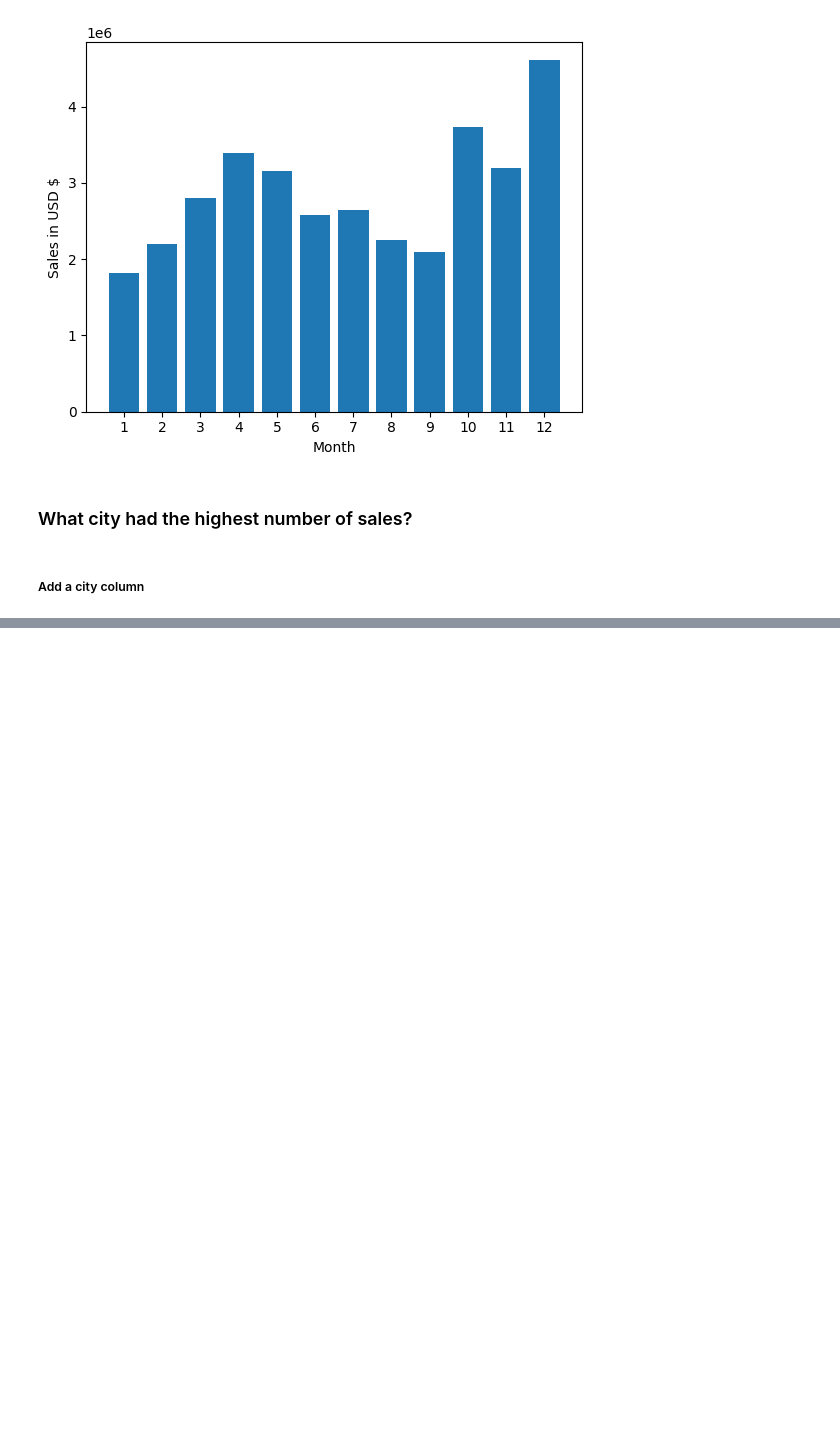
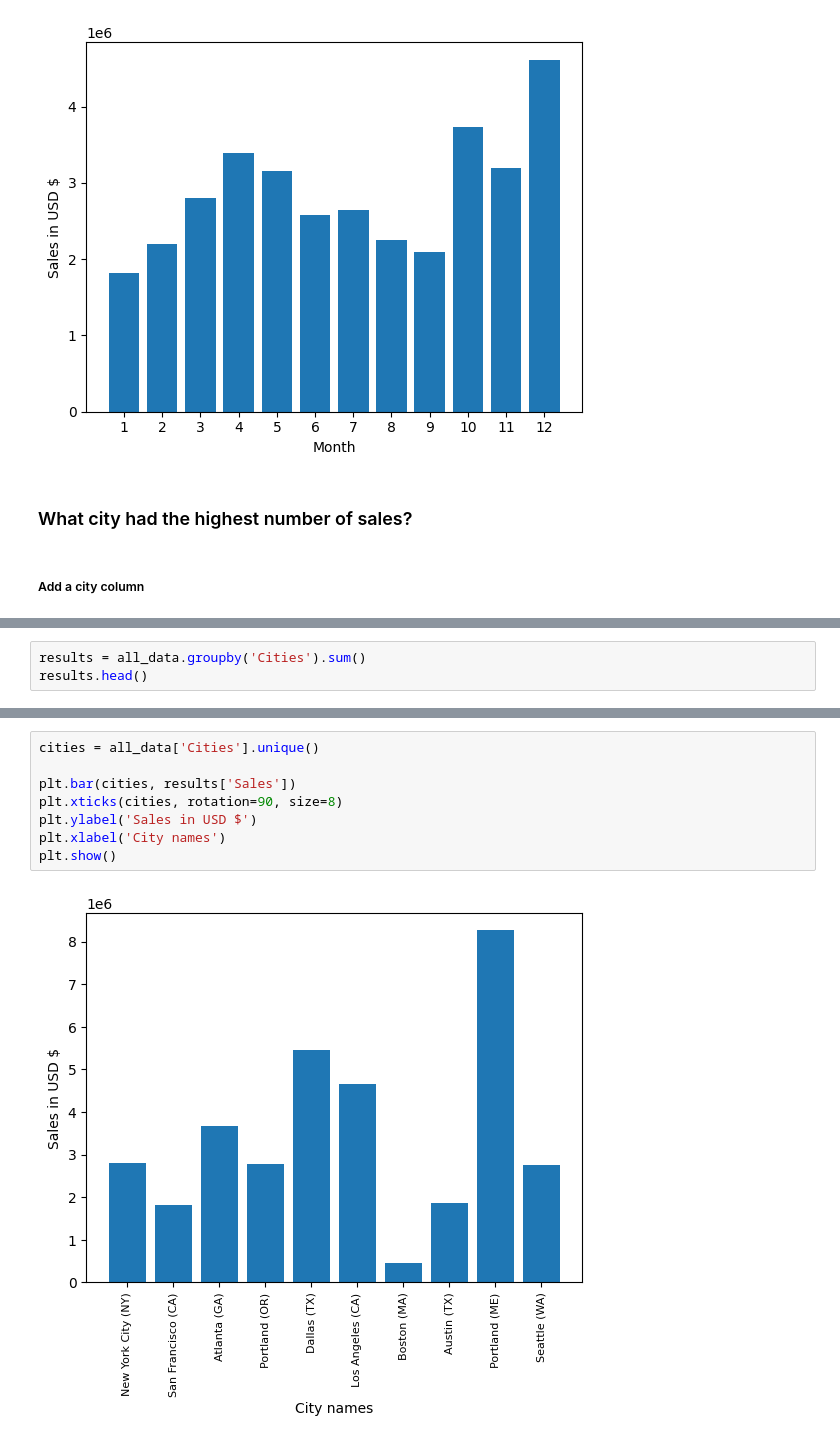
Before and after one commit to JMustang/analize_de_dados, a Jupyter notebook: main.ipynb, the cells around one changed output, grey strips where cells are left out. Saved outputs shown, nothing was run; the diff lists cells and outputs as text; blank space fills up the shorter version.

Commit message:
what city ahd the bast sale?

```diff
--- a/main.ipynb
+++ b/main.ipynb
@@ -136,3 +136,6 @@ all_data.head()
 | 2 | 295667 | USB-C Charging Cable | 1.0 | 11.95 | 12/12/19 18:21 | 277 Main St, New York City, NY 10001 | 12 | 11.95 | ... |
 | 3 | 295668 | 27in FHD Monitor | 1.0 | 149.99 | 12/22/19 15:13 | 410 6th St, San Francisco, CA 94016 | 12 | 149.99 | ... |
 | 4 | 295669 | USB-C Charging Cable | 1.0 | 11.95 | 12/18/19 12:38 | 43 Hill St, Atlanta, GA 30301 | 12 | 11.95 | ... |
+# %%
+results = all_data.groupby('Cities').sum()
+results.head()
@@ -138,0 +150,10 @@ all_data.head()
+# %%
+cities = all_data['Cities'].unique()
+
+plt.bar(cities, results['Sales'])
+plt.xticks(cities, rotation=90, size=8)
+plt.ylabel('Sales in USD $')
+plt.xlabel('City names')
+plt.show()
+# %% [output]
+[figure, added]
```
Also changed, not shown: parts of 1 cell of this notebook.
